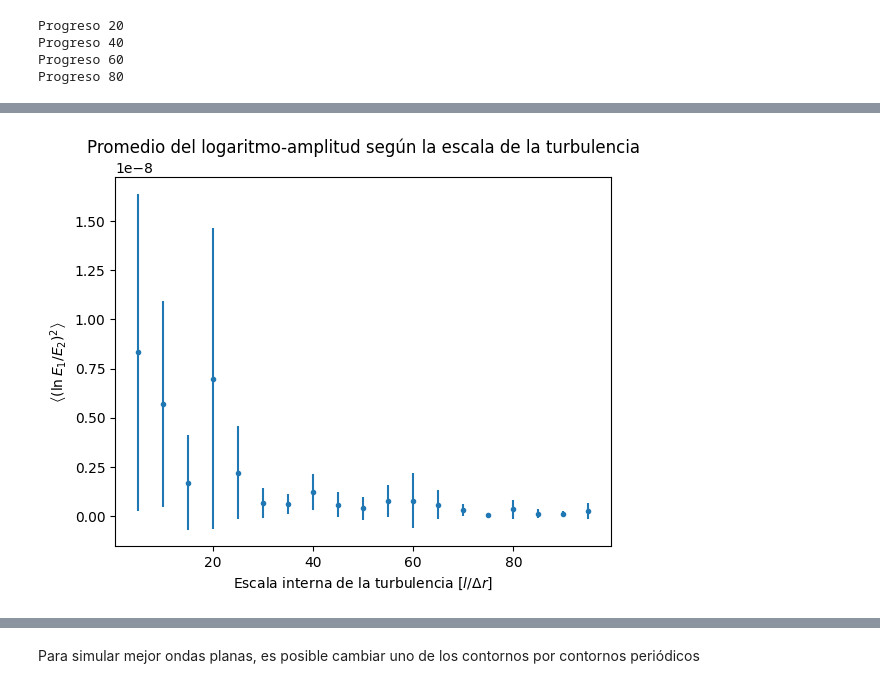
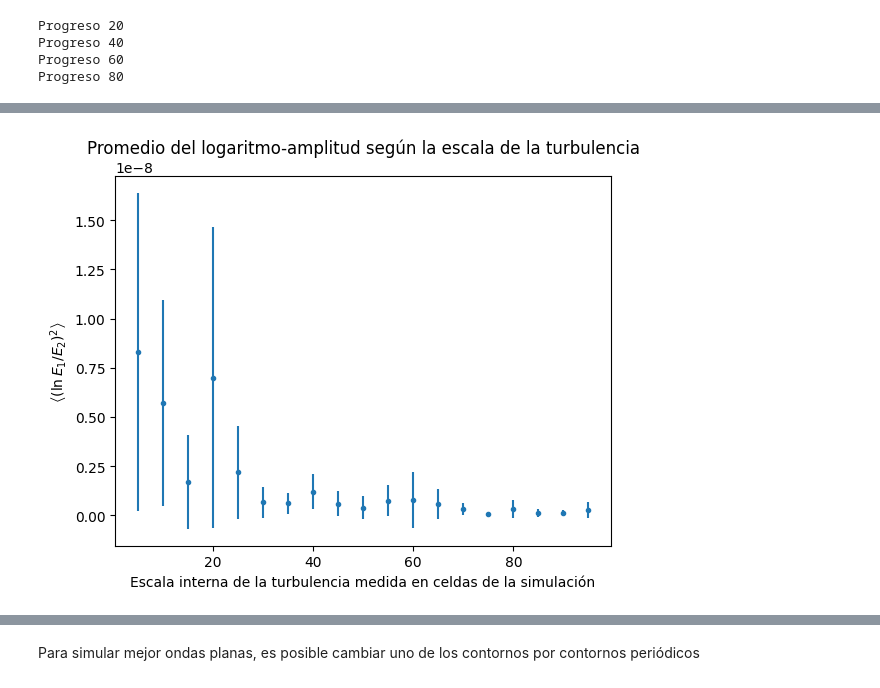
Before and after one commit to villarjorge/tfg, a Jupyter notebook: test3.ipynb, the cells around one changed output, grey strips where cells are left out. Cells and saved outputs as stored; diff of their text form; code cells hidden in the pictures.

```diff
--- a/test3.ipynb
+++ b/test3.ipynb
@@ -460,17 +457,2 @@ plt.show()
-# %%
-square_log_amplitudes_means = [np.mean(s) for s in square_log_amplitudes]
-square_log_amplitudes_stds = [np.std(s) for s in square_log_amplitudes]
-
-# plt.plot(square_log_amplitudes_means)
-plt.errorbar(np.arange(5, 100, 5), square_log_amplitudes_means, yerr=square_log_amplitudes_stds, fmt=".")
-
-plt.title("Promedio del logaritmo-amplitud según la escala de la turbulencia")
-
-plt.ylabel(r"$\left\langle (\ln E_1/E_2)^2 \right\rangle$")
-plt.xlabel("Escala interna de la turbulencia " + r"[$l/\Delta r$]")
-
-plt.savefig("figures/log-amplitude.png")
-# %% [output]
-[figure, old version]
 # %%
 # Como la simulación tarda mucho, guarda los datos en .txt
@@ -480,3 +462,18 @@ square_log_amplitudes = np.loadtxt("log-amplitud1.txt")
+# %%
+square_log_amplitudes_means = [np.mean(s) for s in square_log_amplitudes]
+square_log_amplitudes_stds = [np.std(s) for s in square_log_amplitudes]
+
+# plt.plot(square_log_amplitudes_means)
+plt.errorbar(np.arange(5, 100, 5), square_log_amplitudes_means, yerr=square_log_amplitudes_stds, fmt=".")
+
+plt.title("Promedio del logaritmo-amplitud según la escala de la turbulencia")
+
+plt.ylabel(r"$\left\langle (\ln E_1/E_2)^2 \right\rangle$")
+plt.xlabel("Escala interna de la turbulencia medida en celdas de la simulación")
+
+plt.savefig("figures/log-amplitude.png")
+# %% [output]
+[figure, new version]
 # %%
 # Lo mismo normalizado y junto con la relación que debería seguir
 square_log_amplitudes_means = np.array([np.mean(s) for s in square_log_amplitudes])
```
Also changed, not shown: parts of 6 cells of this notebook.
